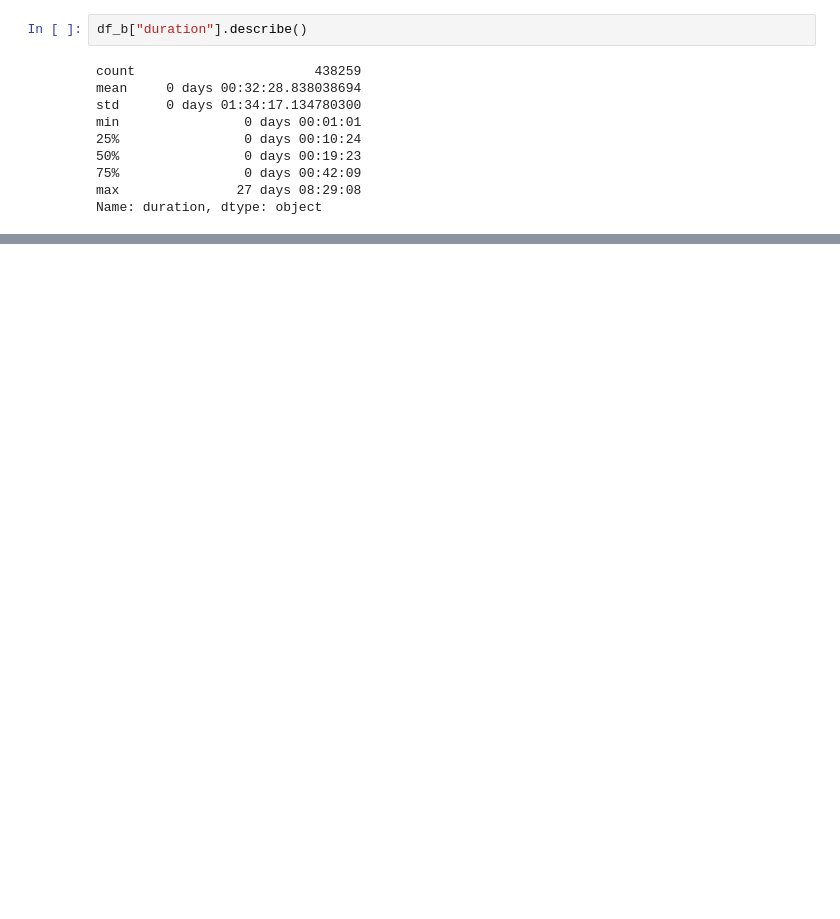
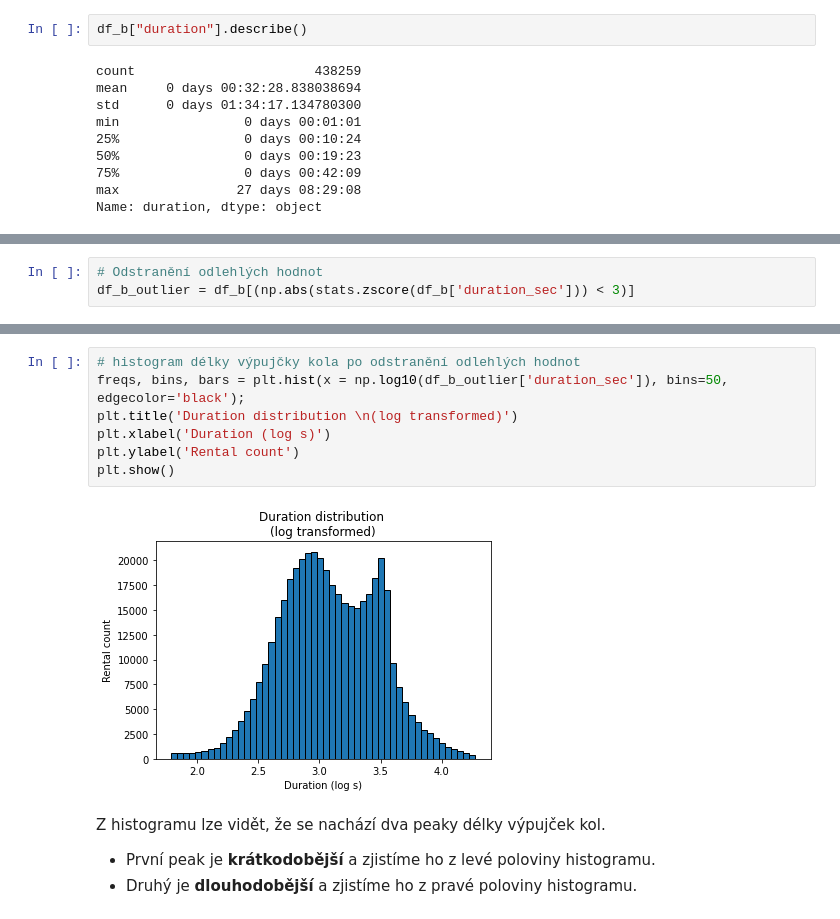
Before and after one commit to 9berny9/bikes, a Jupyter notebook: bikes_process.ipynb, the cells around one changed output, grey strips where cells are left out. Drawn from its saved outputs; the diff is of its cells as text; blank space fills up the shorter version.

```diff
--- a/bikes_process.ipynb
+++ b/bikes_process.ipynb
@@ -383,0 +397,3 @@ memory usage: 43.5+ MB
+# %%
+# Odstranění odlehlých hodnot
+df_b_outlier = df_b[(np.abs(stats.zscore(df_b['duration_sec'])) < 3)]
@@ -383,0 +412,13 @@ memory usage: 43.5+ MB
+# %%
+# histogram délky výpujčky kola po odstranění odlehlých hodnot
+freqs, bins, bars = plt.hist(x = np.log10(df_b_outlier['duration_sec']), bins=50, edgecolor='black');
+plt.title('Duration distribution \n(log transformed)')
+plt.xlabel('Duration (log s)')
+plt.ylabel('Rental count')
+plt.show()
+# %% [output]
+[figure, added]
+# %% [markdown]
+Z histogramu lze vidět, že se nachází dva peaky délky výpujček kol.
+* První peak je **krátkodobější** a zjistíme ho z levé poloviny histogramu.
+* Druhý je **dlouhodobější** a zjistíme ho z pravé poloviny histogramu.
```
Also changed, not shown: parts of 16 cells of this notebook.
